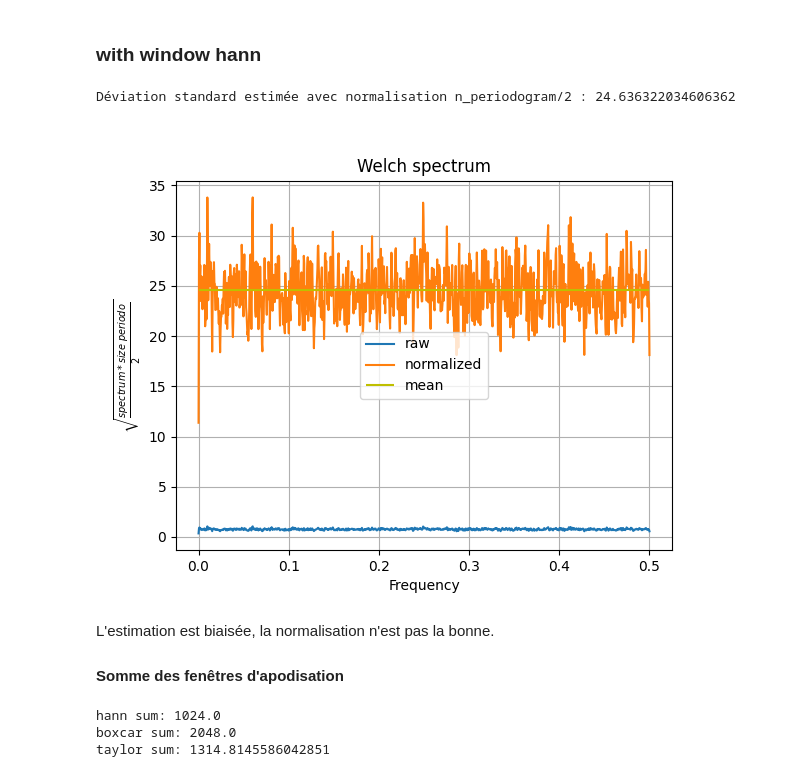
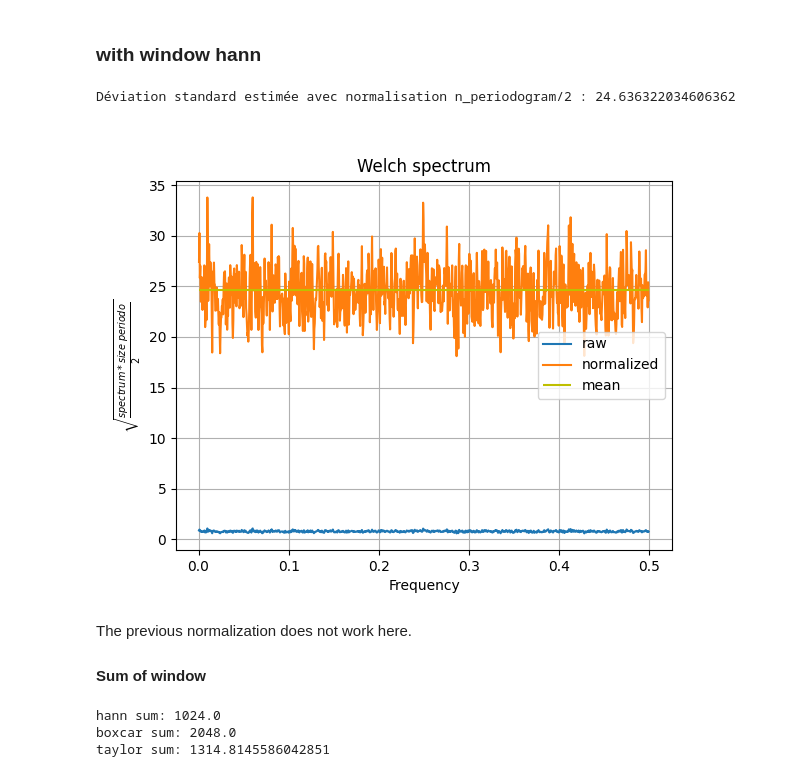
Before and after one commit to luckyjim/mogwai, a Jupyter notebook: doc/spectrum_with_Welch_method.ipynb, the cells around one changed output. Saved outputs shown, nothing was run; the diff lists cells and outputs as text; code cells hidden in the pictures.

```diff
--- a/doc/spectrum_with_Welch_method.ipynb
+++ b/doc/spectrum_with_Welch_method.ipynb
@@ -49,25 +69,25 @@ Déviation standard estimée avec normalisation n_periodogram/2 : 20.07136311013
 # %%
 freq , specw_noise = ss.welch(noise, window="hann", scaling="spectrum", nperseg=nperseg)
 
 plt.figure()
 plt.title('Welch spectrum')
-plt.plot(freq , np.sqrt(specw_noise), label="raw")
-plt.plot(freq , np.sqrt(specw_noise*nperseg/2), label="normalized")
+plt.plot(freq[1:-2] , np.sqrt(specw_noise[1:-2]), label="raw")
+plt.plot(freq[1:-2] , np.sqrt(specw_noise[1:-2]*nperseg/2), label="normalized")
 plt.xlabel('Frequency')
 plt.ylabel(r'$\sqrt{\frac{spectrum*size\ periodo}{2}}$')
 plt.grid()
 var_spec = specw_noise[1:-2].mean()*nperseg/2
 plt.hlines(np.sqrt(var_spec),0,freq[-1] , colors="y", label="mean")
 plt.legend()
 
 print("Déviation standard estimée avec normalisation n_periodogram/2 :",np.sqrt(var_spec))
 # %% [output]
 Déviation standard estimée avec normalisation n_periodogram/2 : 24.636322034606362
-[figure, old version]
+[figure, new version]
 # %% [markdown]
-L'estimation est biaisée, la normalisation n'est pas la bonne.
+The previous normalization does not work here.
 
-#### Somme des fenêtres d'apodisation
+#### Sum of window
 # %%
 hann = ss.get_window('hann', nperseg)
 print("hann sum:",hann.sum())
```
Also changed, not shown: parts of 11 cells of this notebook, 2 other files.
